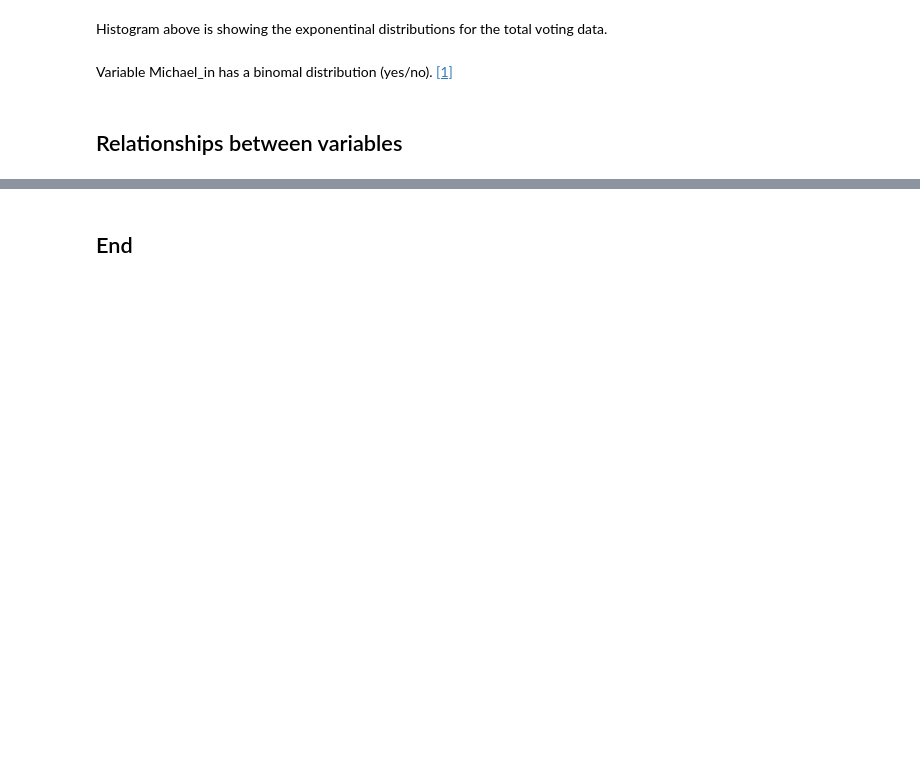
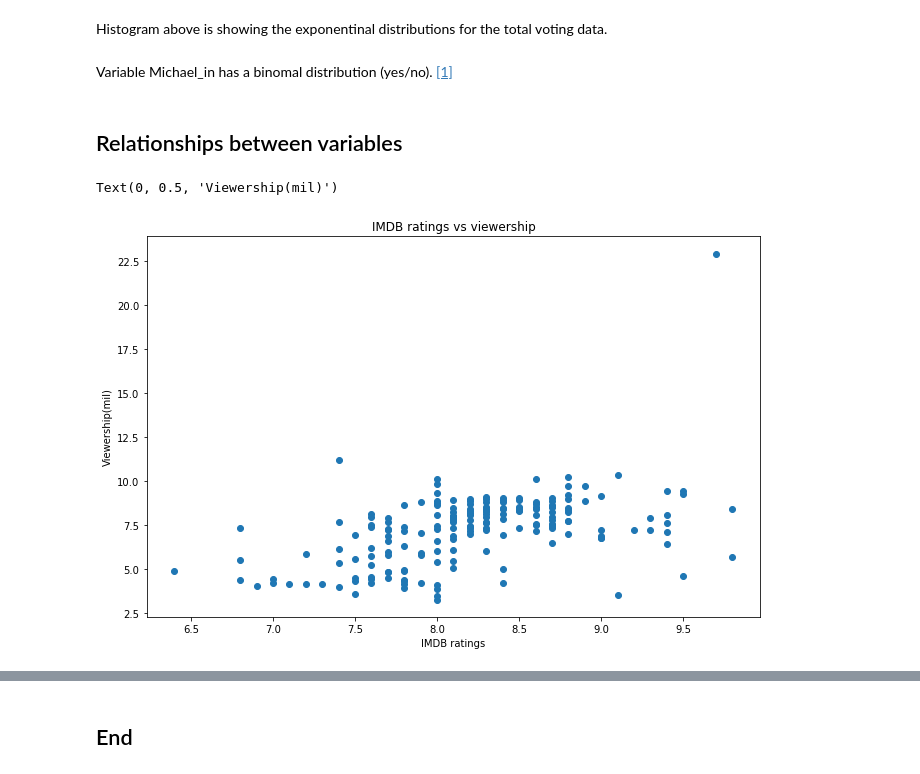
Before and after one commit to Anja585/ProgDAProject, a Jupyter notebook: simulation.ipynb, the cells around one changed output, grey strips where cells are left out. Drawn from its saved outputs; the diff is of its cells as text; code cells hidden in the pictures; blank space fills up the shorter version.

Commit message:
replacing NaN values with string no, plotting the relationships between variables

```diff
--- a/simulation.ipynb
+++ b/simulation.ipynb
@@ -128,6 +130,8 @@ office.head(5)
 # %%
 # merging two dataframes
 office = pd.merge(office, michael_in, how='left', on=['season', 'episode_num'])
+# replacing NaN values in Michael-in column with 'No' value
+office['Michael_in'].fillna(value = 'No', inplace = True)
 office
 # %% [output]
 |  | season | episode_num | title | original_air_date | imdb_rating | total_votes | desc | Viewership | ... |
@@ -190,9 +199,12 @@ Variable Michael_in has a binomal distribution (yes/no). [[1]](#References)
 # %%
 fig, ax = plt.subplots(1, 1, figsize = (11,7))
 
 # plotting the relationship between viewership and imdb ratings
-ax.scatter(y=office['imdb_rating'],
-           x=office['Viewership'])
+ax.scatter(y=office['Viewership'],
+           x=office['imdb_rating'],)
 ax.set_title("IMDB ratings vs viewership") # setting the title
-ax.set_xlabel("Viewership(mil)") # setting the x label
-ax.set_ylabel("IMDB ratings") # setting the y label
+ax.set_xlabel("IMDB ratings") # setting the x label
+ax.set_ylabel("Viewership(mil)") # setting the y label
+# %% [output]
+Text(0, 0.5, 'Viewership(mil)')
+[figure, added]
```
Also changed, not shown: parts of 9 cells of this notebook.
